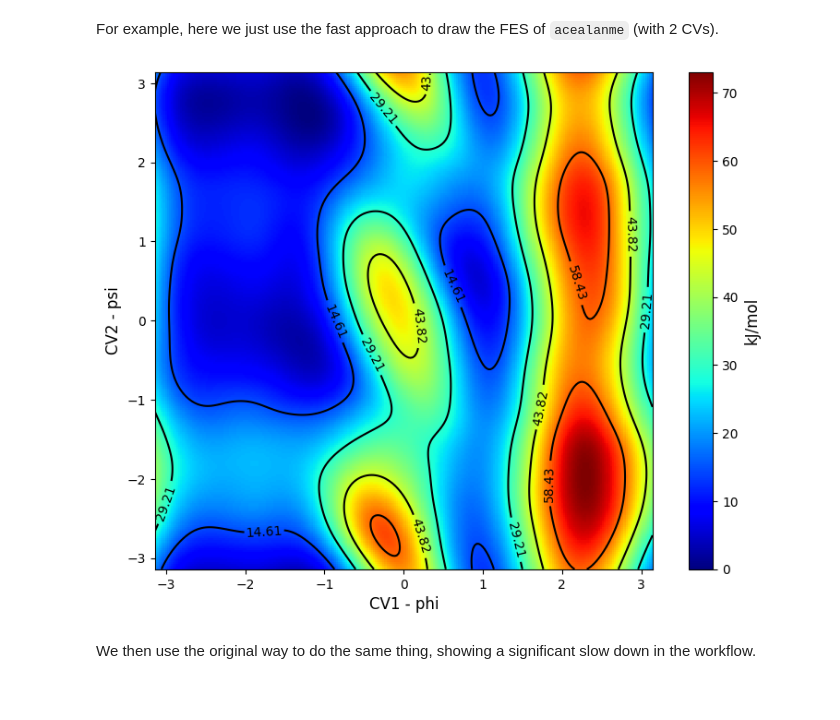
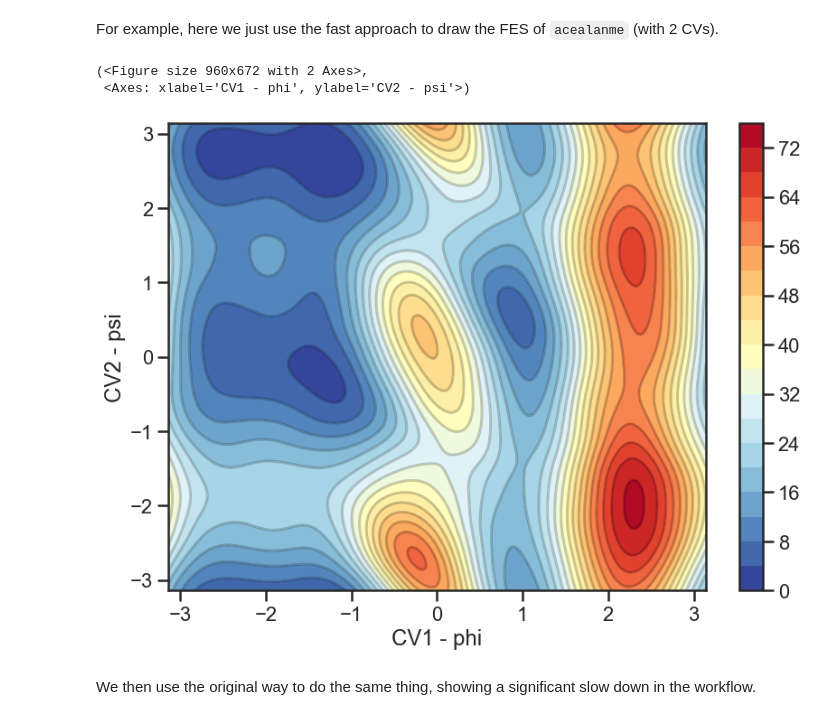
Before and after one commit to Cloudac7/metadynminer.py, a Jupyter notebook: docs/example/tutorial.ipynb, the cells around one changed output. Cells and saved outputs as stored; diff of their text form; code cells hidden in the pictures.

Commit message:
refactor: split plotting methods into single class * decrease repeating plotting functions * make the code neat and simplified * update tutorial notebook

```diff
--- a/docs/example/tutorial.ipynb
+++ b/docs/example/tutorial.ipynb
@@ -29,14 +29,17 @@ The other is the `original` approach, just do the same as `plumed sum_hills` com
 # %% [markdown]
 For example, here we just use the fast approach to draw the FES of `acealanme` (with 2 CVs).
 # %%
-from metadynminer.fes import Fes
+from metadynminer.fes import FES, PlottingFES
+import seaborn as sns
 
 # do sum_hills
-fes = Fes(h2, resolution=256)
+fes = FES(h2, resolution=256)
 # plot the FES
-fes.plot()
+fes.plot(cmap="RdYlBu_r", levels=20, dpi=96, style='ticks', context='talk')
 # %% [output]
+(<Figure size 960x672 with 2 Axes>,
+ <Axes: xlabel='CV1 - phi', ylabel='CV2 - psi'>)
-[figure, old version]
+[figure, new version]
 # %% [markdown]
 We then use the original way to do the same thing, showing a significant slow down in the workflow.
 # %%
```
Also changed, not shown: parts of 21 cells of this notebook, 6 other files.
